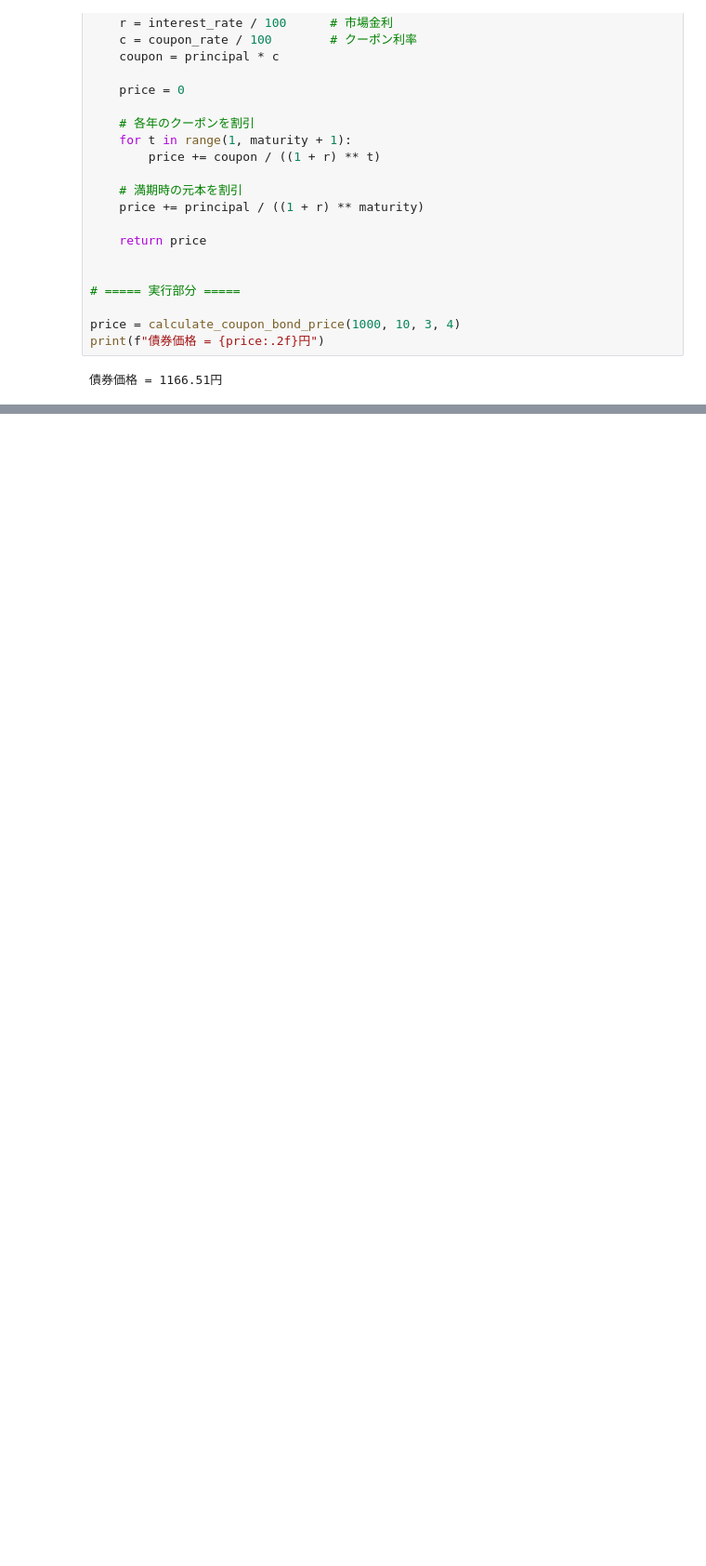
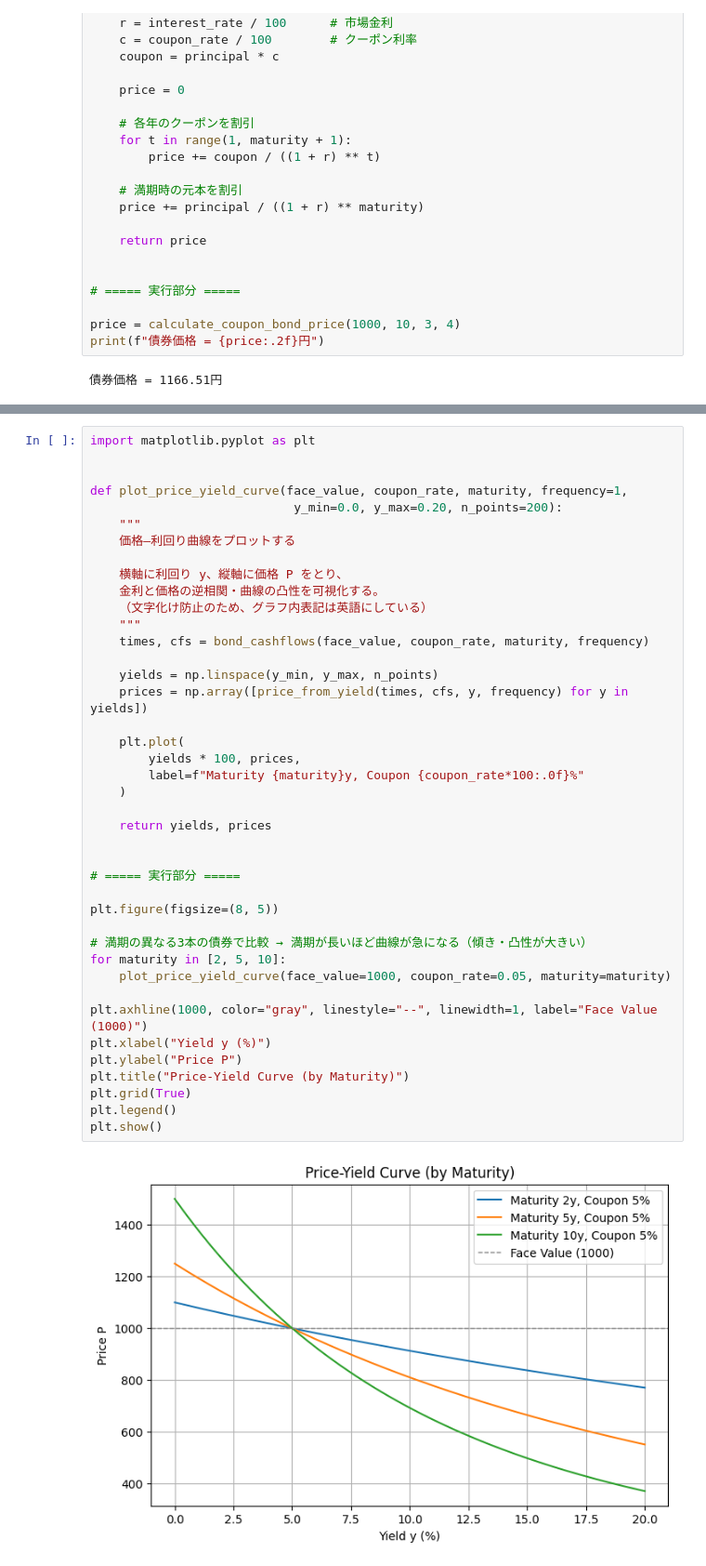
Before and after one commit to ish66726-a11y/finance-prep, a Jupyter notebook: 02_bonds.ipynb, the cells around one changed output, grey strips where cells are left out. Shown at 93% size. Cells and saved outputs as stored; diff of their text form; blank space fills up the shorter version.

```diff
--- a/02_bonds.ipynb
+++ b/02_bonds.ipynb
@@ -437,0 +319,43 @@ $$
+# %%
+import matplotlib.pyplot as plt
+
+
+def plot_price_yield_curve(face_value, coupon_rate, maturity, frequency=1,
+                            y_min=0.0, y_max=0.20, n_points=200):
+    """
+    価格–利回り曲線をプロットする
+
+    横軸に利回り y、縦軸に価格 P をとり、
+    金利と価格の逆相関・曲線の凸性を可視化する。
+    （文字化け防止のため、グラフ内表記は英語にしている）
+    """
+    times, cfs = bond_cashflows(face_value, coupon_rate, maturity, frequency)
+
+    yields = np.linspace(y_min, y_max, n_points)
+    prices = np.array([price_from_yield(times, cfs, y, frequency) for y in yields])
+
+    plt.plot(
+        yields * 100, prices,
+        label=f"Maturity {maturity}y, Coupon {coupon_rate*100:.0f}%"
+    )
+
+    return yields, prices
+
+
+# ===== 実行部分 =====
+
+plt.figure(figsize=(8, 5))
+
+# 満期の異なる3本の債券で比較 → 満期が長いほど曲線が急になる（傾き・凸性が大きい）
+for maturity in [2, 5, 10]:
+    plot_price_yield_curve(face_value=1000, coupon_rate=0.05, maturity=maturity)
+
+plt.axhline(1000, color="gray", linestyle="--", linewidth=1, label="Face Value (1000)")
+plt.xlabel("Yield y (%)")
+plt.ylabel("Price P")
+plt.title("Price-Yield Curve (by Maturity)")
+plt.grid(True)
+plt.legend()
+plt.show()
+# %% [output]
+[figure, added]
```
Also changed, not shown: parts of 22 cells of this notebook.
